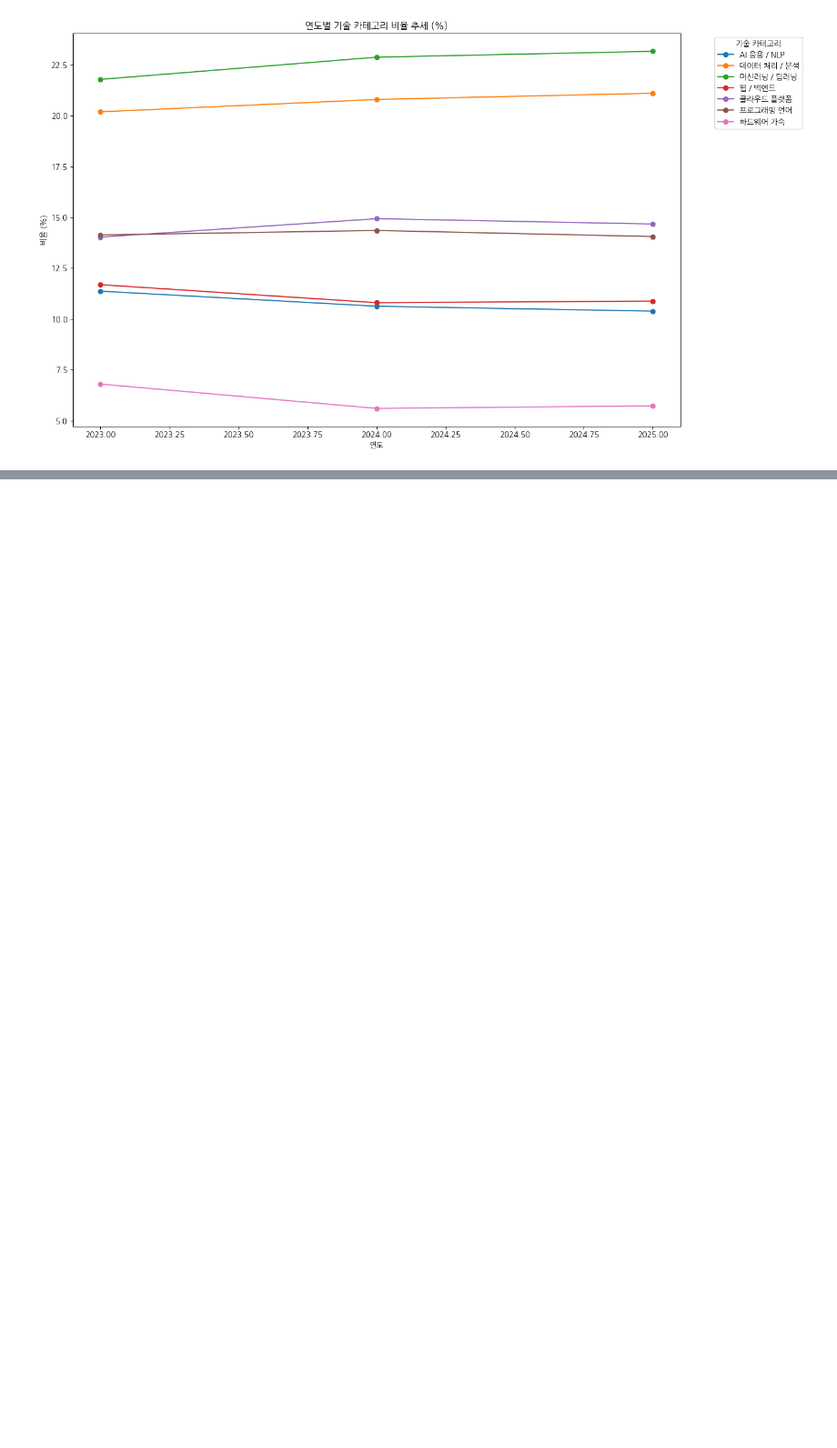
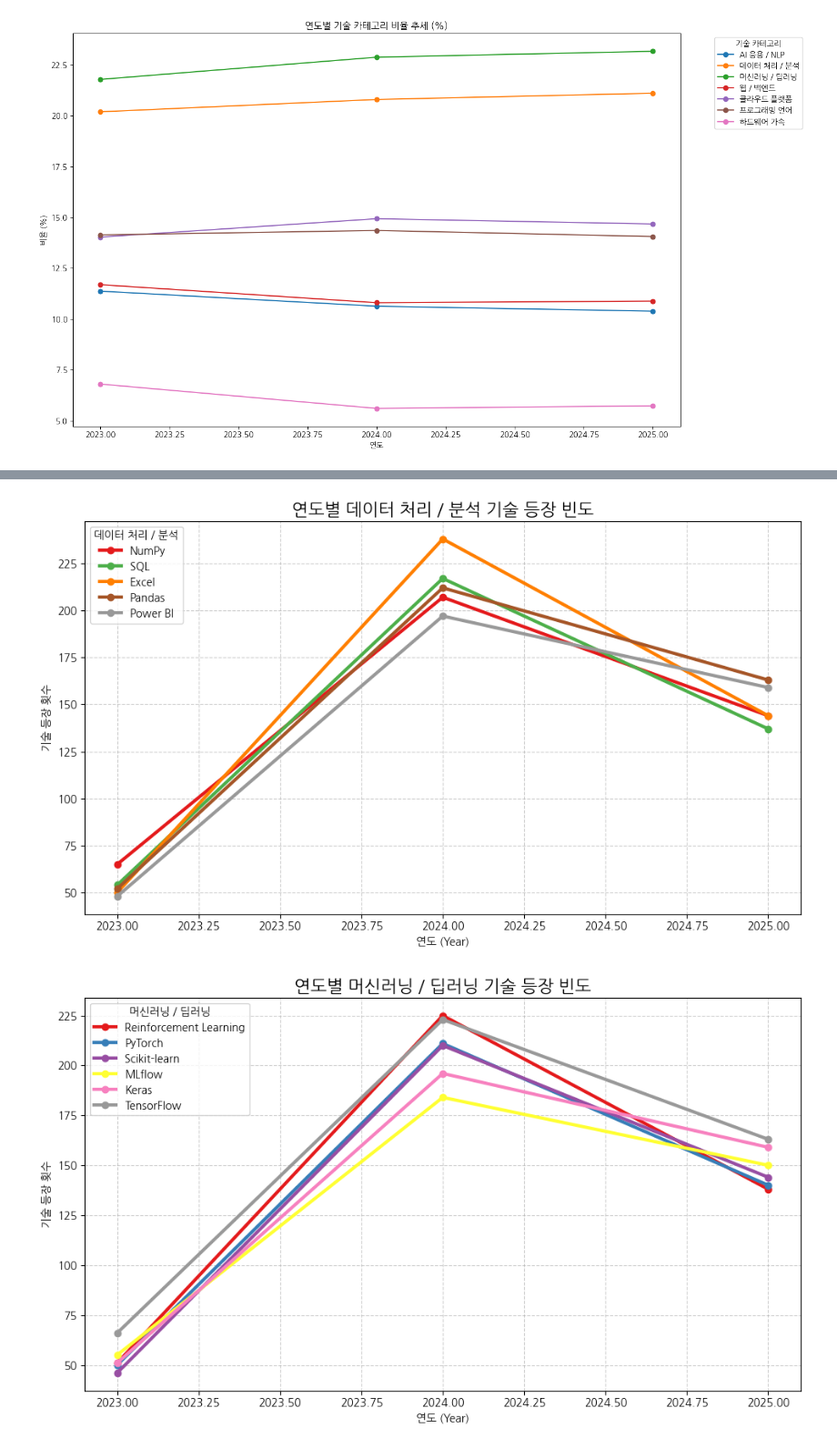
Before and after one commit to kimhyojoong83/project_ai_job, a Jupyter notebook: 연도에_따른_기술선호도(가공전파일).ipynb, the cells around one changed output, grey strips where cells are left out. Shown at 91% size. Drawn from its saved outputs; the diff is of its cells as text; code cells hidden in the pictures; blank space fills up the shorter version.

Commit message:
10.21-1 필수스킬별 공고 빈도
전체, 카테고리별, 카테고리 세부항목별

```diff
--- a/연도에_따른_기술선호도(가공전파일).ipynb
+++ b/연도에_따른_기술선호도(가공전파일).ipynb
@@ -388,0 +508,73 @@ plt.show()
+# %%
+import pandas as pd
+import matplotlib.pyplot as plt
+import matplotlib.cm as cm
+import numpy as np
+
+# 1️⃣ 데이터 불러오기
+df = pd.read_csv("ai_job_market.csv")
+
+# 2️⃣ skills_required 분리 및 날짜 정리
+df['skills_required'] = df['skills_required'].astype(str).str.split(r'[,/|]')
+df['posted_date'] = pd.to_datetime(df['posted_date'], errors='coerce')
+
+# 3️⃣ 연도 추출 + 형식 통일
+df['year'] = df['posted_date'].dt.year.astype('Int64')
+
+# ==============================
+# 공통 함수: 카테고리별 그래프
+# ==============================
+def plot_category_trend(df, category_name, skill_list):
+    date_skill_counts = {}
+    for _, row in df.iterrows():
+        year = row['year']
+        if pd.isna(year):
+            continue
+        for skill in row['skills_required']:
+            skill = skill.strip()
+            if skill in skill_list:
+                date_skill_counts.setdefault(int(year), {})
+                date_skill_counts[int(year)][skill] = date_skill_counts[int(year)].get(skill, 0) + 1
+
+    # DataFrame 변환 및 정렬
+    skills_by_year = pd.DataFrame(date_skill_counts).fillna(0).astype(int).T
+    skills_by_year = skills_by_year[[col for col in skills_by_year.columns if col in skill_list]]
+    skills_by_year = skills_by_year.sort_index()
+
+    # 색상 설정
+    colors = cm.Set1(np.linspace(0, 1, len(skills_by_year.columns)))
+
+    # 시각화
+    plt.figure(figsize=(10, 6))
+    for i, skill in enumerate(skills_by_year.columns):
+        plt.plot(
+            skills_by_year.index,
+            skills_by_year[skill],
+            marker='o',
+            linewidth=3,
+            label=skill,
+            color=colors[i]
+        )
+
+    plt.title(f"연도별 {category_name} 기술 등장 빈도", fontsize=16)
+    plt.xlabel("연도 (Year)")
+    plt.ylabel("기술 등장 횟수")
+    plt.grid(True, linestyle='--', alpha=0.6)
+    plt.legend(title=category_name, loc='upper left')
+    plt.tight_layout()
+    plt.show()
+
+# ==============================
+# 4️⃣ 카테고리별 그래프 호출
+# ==============================
+
+# (1) 데이터 처리 / 분석
+data_analysis = ["Pandas", "NumPy", "SQL", "Excel", "Power BI"]
+plot_category_trend(df, "데이터 처리 / 분석", data_analysis)
+
+# (2) 머신러닝 / 딥러닝
+ml_dl = ["TensorFlow", "PyTorch", "Scikit-learn", "Keras", "MLflow", "Reinforcement Learning"]
+plot_category_trend(df, "머신러닝 / 딥러닝", ml_dl)
+# %% [output]
+[figure, added]
+[figure, added]
```
Also changed, not shown: parts of 7 cells of this notebook.
